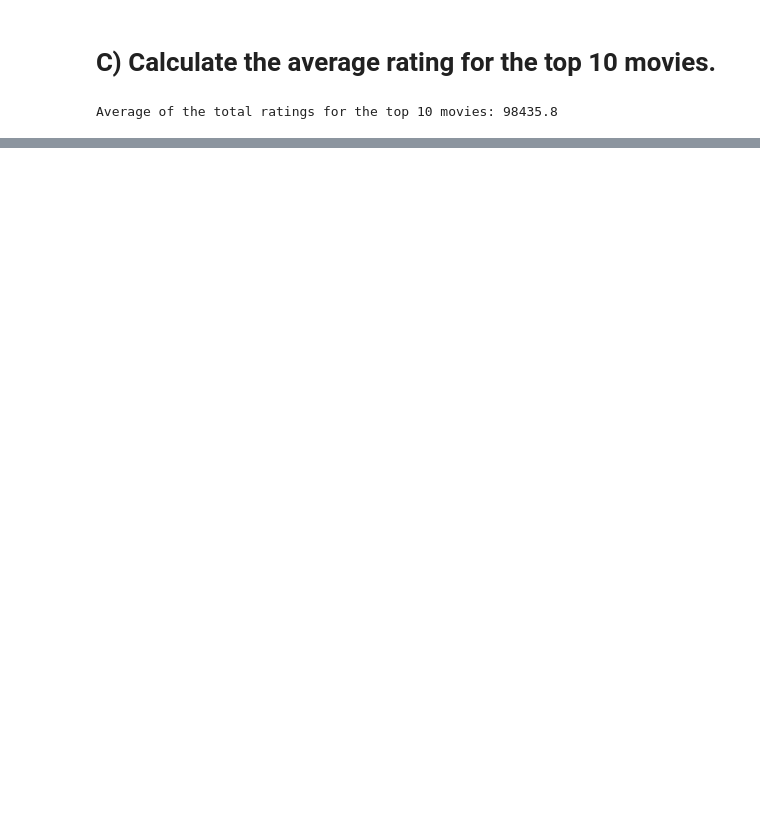
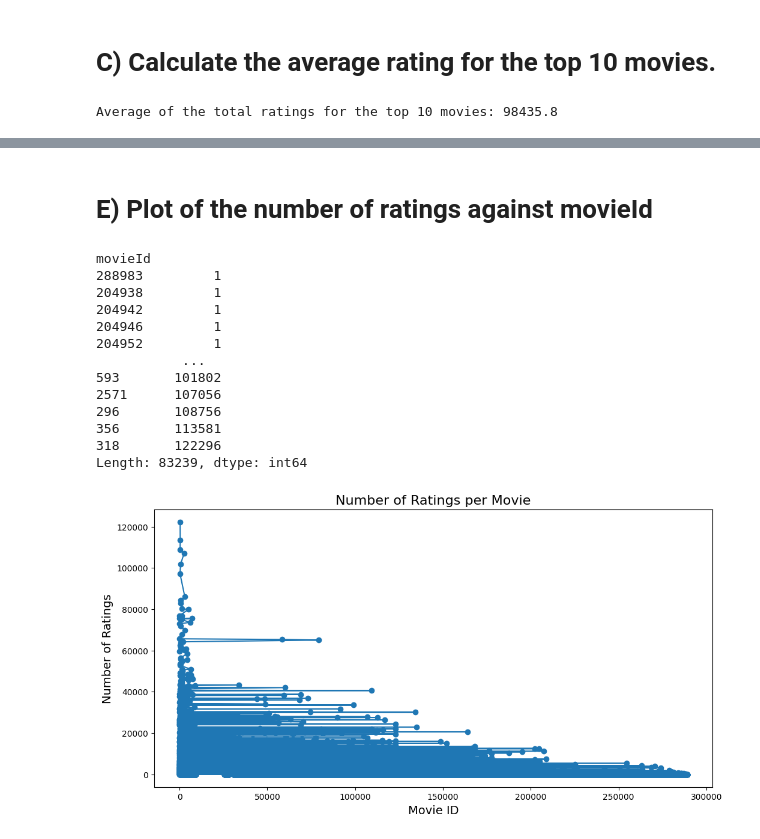
Before and after one commit to KevinKinnunen/AI-Kevin-Kinnunen-OPA23, a Jupyter notebook: labs/lab1/recommender_system.ipynb, the cells around one changed output, grey strips where cells are left out. Saved outputs shown, nothing was run; the diff lists cells and outputs as text; code cells hidden in the pictures; blank space fills up the shorter version.

```diff
--- a/labs/lab1/recommender_system.ipynb
+++ b/labs/lab1/recommender_system.ipynb
@@ -103,0 +153,28 @@ Average of the total ratings for the top 10 movies: 98435.8
+# %% [markdown]
+# E) Plot of the number of ratings against movieId
+# %%
+ratings_per_movie = df_ratings.groupby('movieId').size().sort_values(ascending=True) # Reusing and updating the old 'ratings_per_movie' with sorted values
+print(ratings_per_movie)
+
+# Plotting
+plt.figure(figsize=(12, 6))
+plt.plot(ratings_per_movie.index, ratings_per_movie.values, marker='o', linestyle='-')
+plt.xlabel('Movie ID', fontsize=14)
+plt.ylabel('Number of Ratings', fontsize=14)
+plt.title('Number of Ratings per Movie', fontsize=16)
+plt.show()
+# %% [output]
+movieId
+288983         1
+204938         1
+204942         1
+204946         1
+204952         1
+           ...
+593       101802
+2571      107056
+296       108756
+356       113581
+318       122296
+Length: 83239, dtype: int64
+[figure, added]
```
Also changed, not shown: parts of 8 cells of this notebook.
